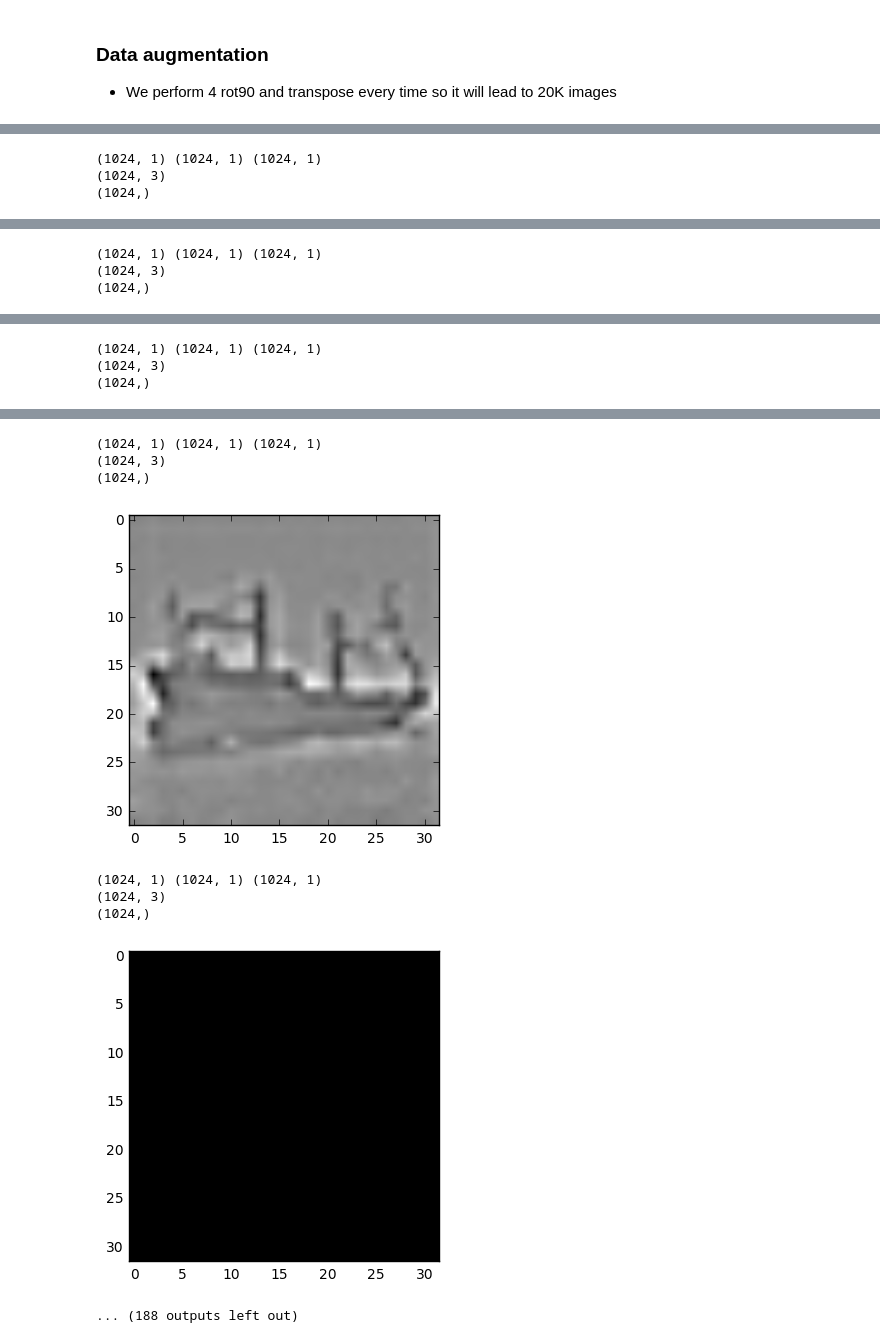
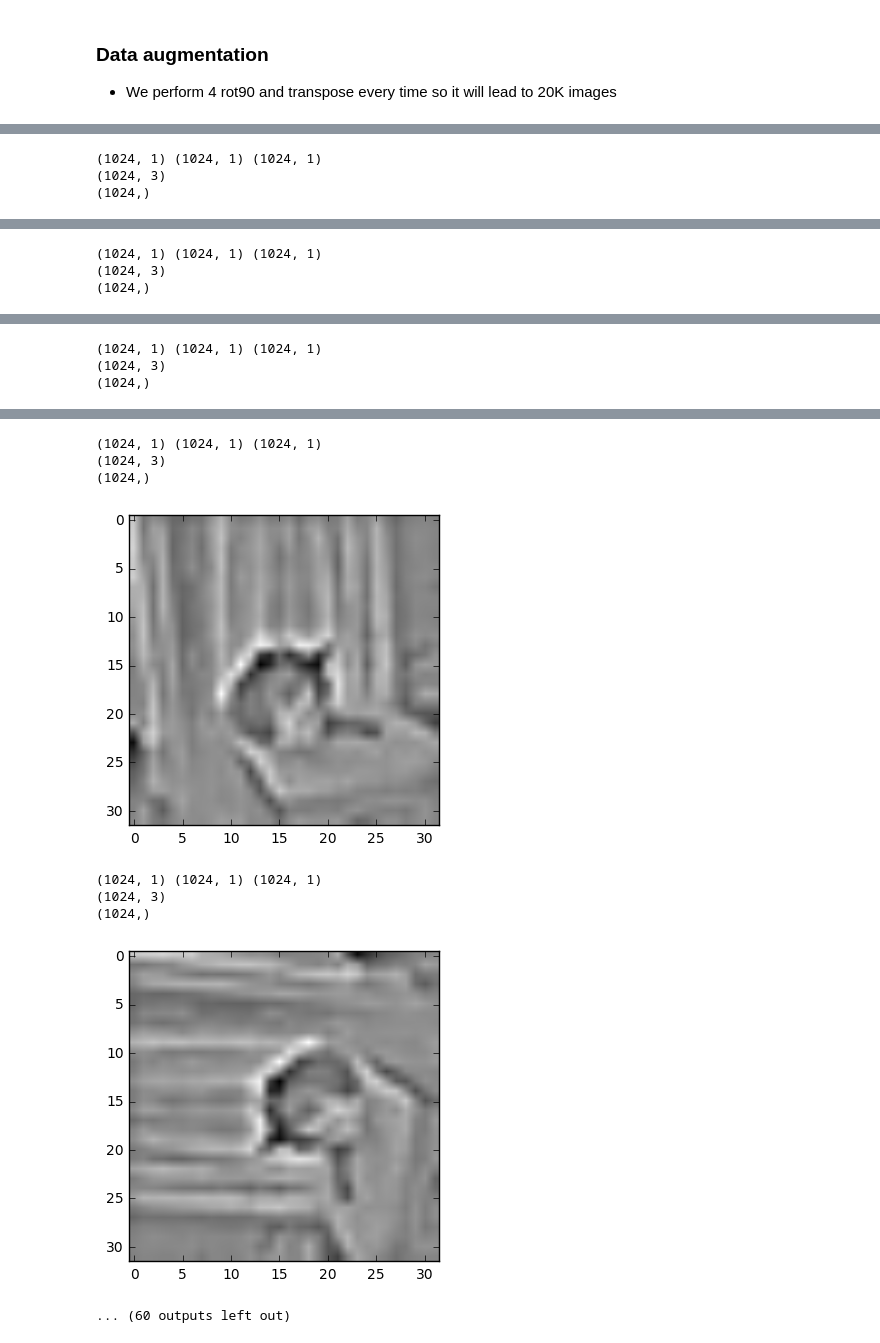
Before and after one commit to mazzma12/kernel_methods, a Jupyter notebook: data_augmentation.ipynb, the cells around one changed output, grey strips where cells are left out. Drawn from its saved outputs; the diff is of its cells as text; code cells hidden in the pictures.

```diff
--- a/data_augmentation.ipynb
+++ b/data_augmentation.ipynb
@@ -73,7 +54,10 @@ def reshape32pix(x):
 # %%
-def plot_gray(X):
+def plot(X, gray=True, lim=True):
+    # lim : set a limit number not to crash
     n, p = X.shape
     for kk in range(n):
+        if kk>12:
+            break
         x = X[kk]
         im = rgb2gray(x)
         plt.imshow(im, cmap='gray')
@@ -142,15 +67,20 @@ plt.show()
 
 * We perform 4 rot90 and transpose every time so it will lead to 20K images
 # %%
-def rotation(X, y):
+def transformations(X, y, gray=False):
 
     n, p = X.shape
     X_r = X[:,:1024]
     X_g = X[:,1024:2048]
     X_b = X[:,2048:]
-    X_res = np.zeros((8*n,p))
-    y_res = np.zeros(8*n)
-    for kk in range(3):
+    if gray is False:
+        X_res = np.zeros((8*n,p))
+        y_res = np.zeros(8*n)
+    else:
+        X_res = np.zeros((8*n,p/3))
+        y_res = np.zeros(8*n)
+
+    for kk in range(n):
         x_r = X_r[kk].reshape(32,32)
         x_g = X_b[kk].reshape(32,32)
         x_b = X_g[kk].reshape(32,32)
@@ -159,11 +89,20 @@ def rotation(X, y):
             x_grot = np.rot90(x_g)
             x_brot = np.rot90(x_b)
 
-            X_res[kk + rot] = np.r_[x_rrot.ravel(), x_grot.ravel(), x_brot.ravel()]
-            y_res[kk+rot] = y[kk]
-            # transpose
-            X_res[kk +2*rot] = np.r_[np.transpose(x_rrot).ravel(), np.transpose(x_grot).ravel(), np.transpose(x_brot).ravel()]
-            y_res[kk+rot*2] = y[kk]
+            if gray is False:
+                X_res[8*kk + 2*rot+1] = np.r_[x_rrot.ravel(), x_grot.ravel(), x_brot.ravel()]
+                y_res[8*kk + 2*rot+1] = y[kk]
+                # transpose
+                X_res[2*rot+8*kk] = np.r_[np.transpose(x_rrot).ravel(), np.transpose(x_grot).ravel(), np.transpose(x_brot).ravel()]
+                y_res[8*kk + 2*rot] = y[kk]
+            else:
+                X_res[8*kk + 2*rot+1] = rgb2gray(np.r_[x_rrot.ravel(), x_grot.ravel(), x_brot.ravel()], reshape=False)
+                y_res[8*kk + 2*rot+1] = y[kk]
+                # transpose
+                X_res[2*rot+8*kk] = rgb2gray(np.r_[np.transpose(x_rrot).ravel(),
+                                                   np.transpose(x_grot).ravel(),
+                                                   np.transpose(x_brot).ravel()], reshape=False)
+                y_res[8*kk + 2*rot] = y[kk]
     return X_res, y_res
 # %%
-X_res, y_res = rotation(X_train, y_train)
+X_res, y_res = transformations(X_train, y_train, gray=False)
@@ -170,5 +116,5 @@ X_res, y_res = rotation(X_train, y_train)
 # %%
-plot_gray(X_res)
+plot_gray(X_res[10000:100010])
 # %% [output]
 (1024, 1) (1024, 1) (1024, 1)
 (1024, 3)
@@ -189,9 +135,9 @@ plot_gray(X_res)
 (1024, 1) (1024, 1) (1024, 1)
 (1024, 3)
 (1024,)
-[figure, old version]
+[figure, new version]
 (1024, 1) (1024, 1) (1024, 1)
 (1024, 3)
 (1024,)
-[figure, old version]
+[figure, new version]
-... (188 outputs left out)
+... (60 outputs left out)
```
Also changed, not shown: parts of 12 cells of this notebook.
